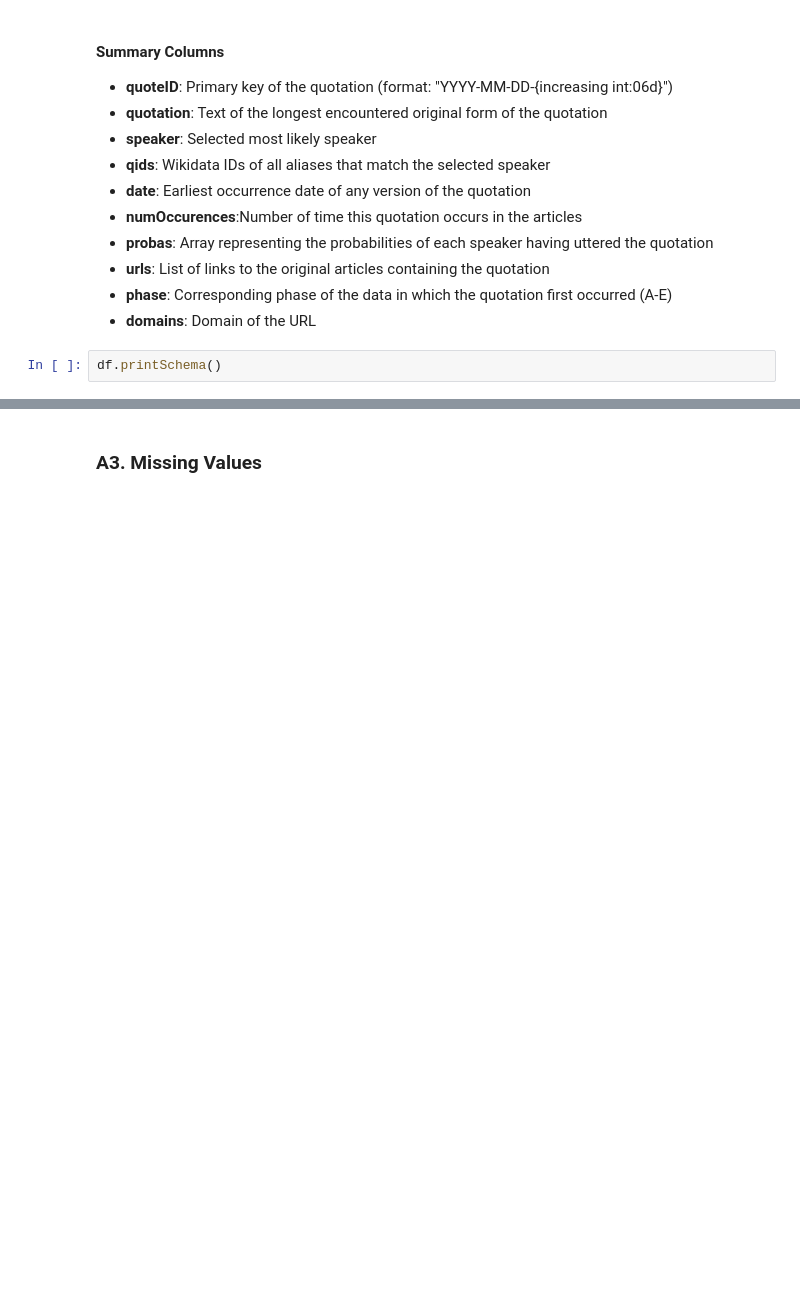
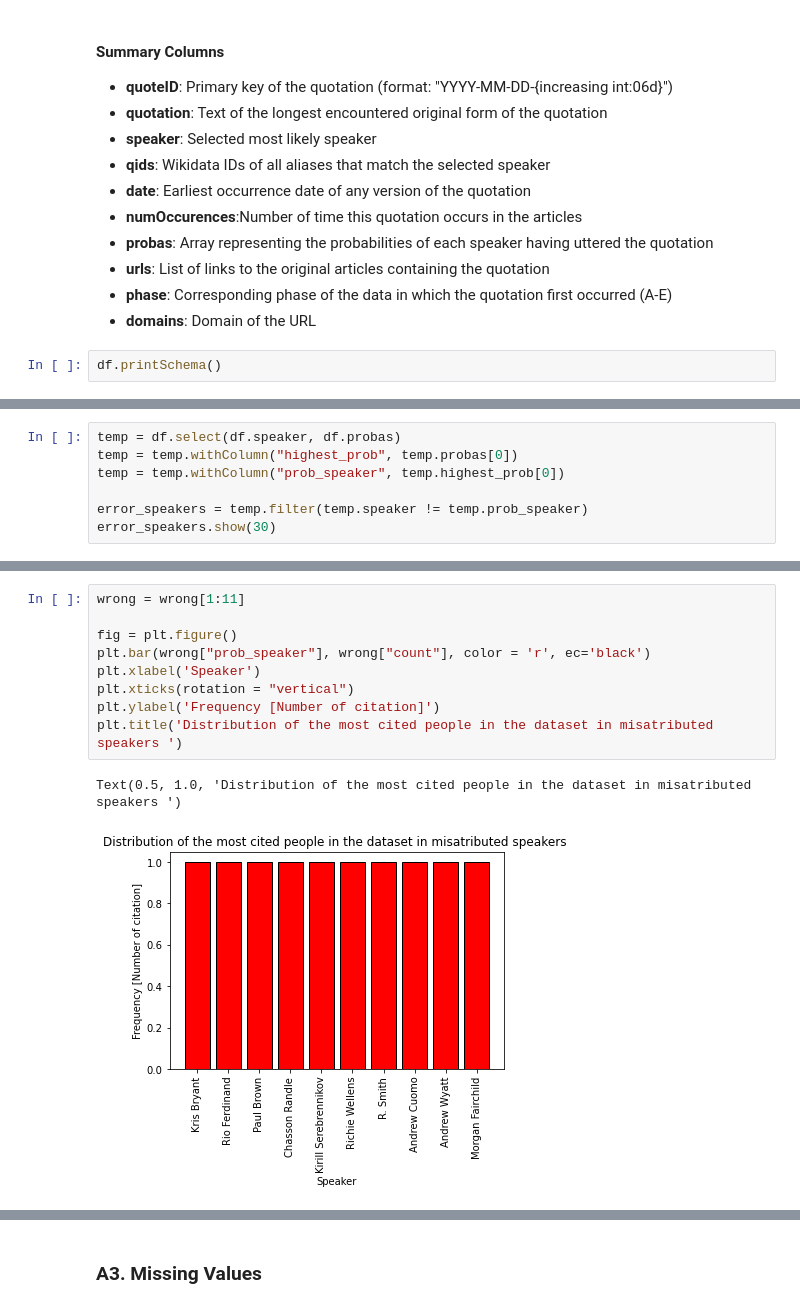
Before and after one commit to epfl-ada/ada-2021-project-les-quatre-neurones, a Jupyter notebook: a0_load_data.ipynb, the cells around one changed output, grey strips where cells are left out. Drawn from its saved outputs; the diff is of its cells as text; blank space fills up the shorter version.

```diff
--- a/a0_load_data.ipynb
+++ b/a0_load_data.ipynb
@@ -54,0 +65,7 @@ df.printSchema()
+# %%
+temp = df.select(df.speaker, df.probas)
+temp = temp.withColumn("highest_prob", temp.probas[0])
+temp = temp.withColumn("prob_speaker", temp.highest_prob[0])
+
+error_speakers = temp.filter(temp.speaker != temp.prob_speaker)
+error_speakers.show(30)
@@ -54,0 +113,12 @@ df.printSchema()
+# %%
+wrong = wrong[1:11]
+
+fig = plt.figure()
+plt.bar(wrong["prob_speaker"], wrong["count"], color = 'r', ec='black')
+plt.xlabel('Speaker')
+plt.xticks(rotation = "vertical")
+plt.ylabel('Frequency [Number of citation]')
+plt.title('Distribution of the most cited people in the dataset in misatributed speakers ')
+# %% [output]
+Text(0.5, 1.0, 'Distribution of the most cited people in the dataset in misatributed speakers ')
+[figure, added]
```
Also changed, not shown: parts of 36 cells of this notebook.
